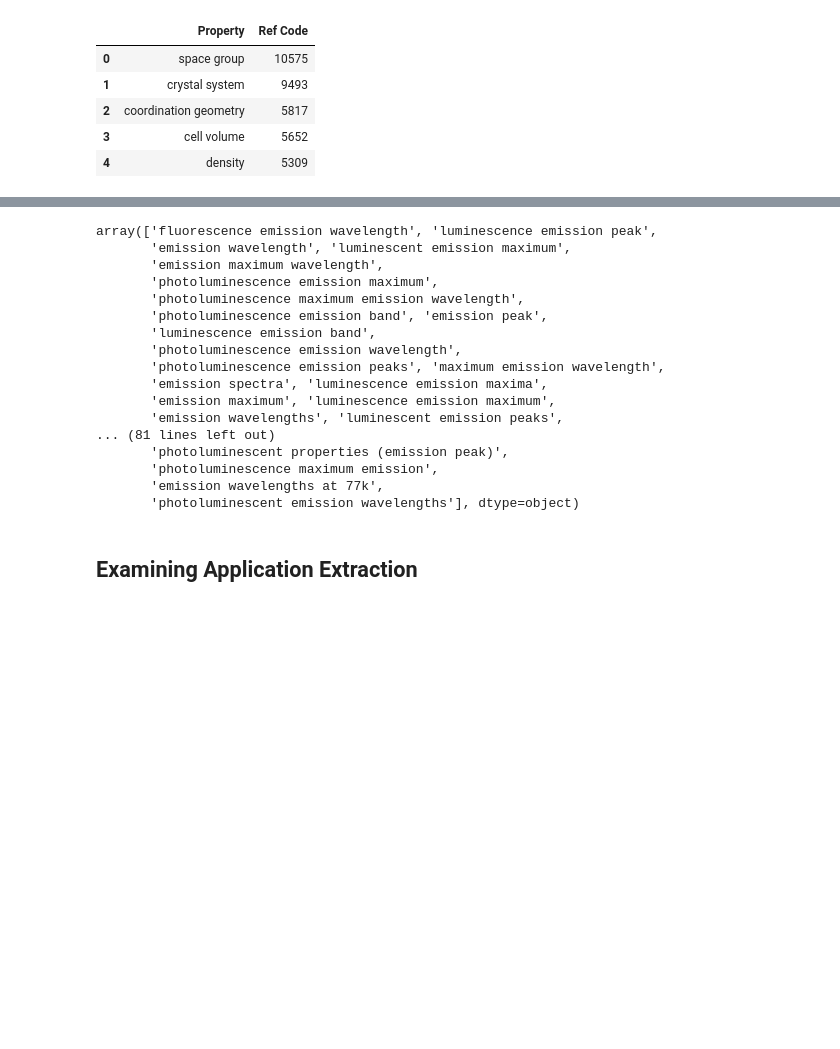
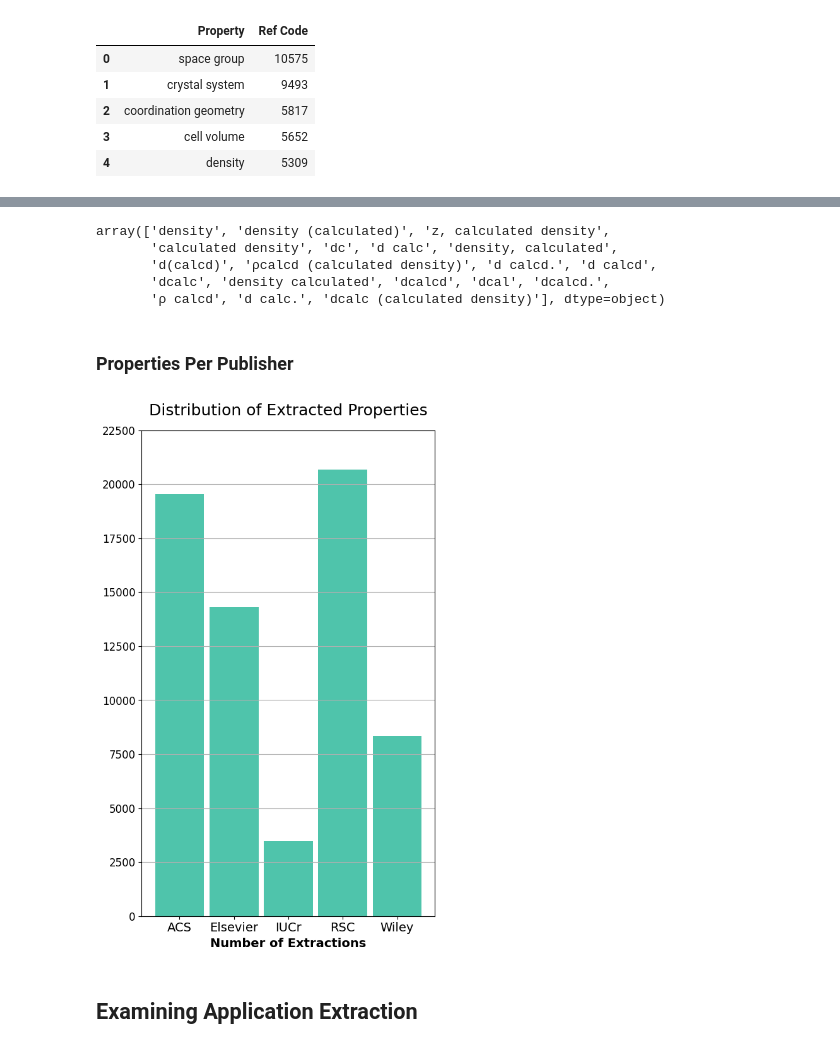
Before and after one commit to AI4ChemS/MOF_ChemUnity, a Jupyter notebook: ChemUnity_Visualizations.ipynb, the cells around one changed output, grey strips where cells are left out. Cells and saved outputs as stored; diff of their text form; code cells hidden in the pictures; blank space fills up the shorter version.

```diff
--- a/ChemUnity_Visualizations.ipynb
+++ b/ChemUnity_Visualizations.ipynb
@@ -398,23 +410,34 @@ Text(0.5, 1.0, 'Distribution of extracted properties')
 # %%
-final_props_df.loc[final_props_df["Property"] == "emission wavelength", "Original Property Name"].unique()
+final_props_df.loc[final_props_df["Property"] == "density", "Original Property Name"].unique()
 # %% [output]
-array(['fluorescence emission wavelength', 'luminescence emission peak',
-       'emission wavelength', 'luminescent emission maximum',
-       'emission maximum wavelength',
-       'photoluminescence emission maximum',
-       'photoluminescence maximum emission wavelength',
-       'photoluminescence emission band', 'emission peak',
-       'luminescence emission band',
-       'photoluminescence emission wavelength',
-       'photoluminescence emission peaks', 'maximum emission wavelength',
-       'emission spectra', 'luminescence emission maxima',
-       'emission maximum', 'luminescence emission maximum',
-       'emission wavelengths', 'luminescent emission peaks',
-... (81 lines left out)
-       'photoluminescent properties (emission peak)',
-       'photoluminescence maximum emission',
-       'emission wavelengths at 77k',
-       'photoluminescent emission wavelengths'], dtype=object)
+array(['density', 'density (calculated)', 'z, calculated density',
+       'calculated density', 'dc', 'd calc', 'density, calculated',
+       'd(calcd)', 'ρcalcd (calculated density)', 'd calcd.', 'd calcd',
+       'dcalc', 'density calculated', 'dcalcd', 'dcal', 'dcalcd.',
+       'ρ calcd', 'd calc.', 'dcalc (calculated density)'], dtype=object)
+# %% [markdown]
+### Properties Per Publisher
+# %%
+publisher_props_df = final_props_df2[["Ref Code", "Publisher"]].groupby("Publisher").count().reset_index()
+
+fig, ax = plt.subplots(figsize=(6, 10))
+
+labels = [i for i in publisher_props_df["Publisher"]]
+pos = np.arange(len(labels))
+
+values = publisher_props_df["Ref Code"]
+
+ax.bar(pos, values, align='center', width=0.9, color="#4fc4ab")
+ax.set_xticks(pos, labels=labels, fontsize=14)
+ax.set_xlabel("Number of Extractions", fontsize=14, fontweight="bold")
+ax.grid(visible=True, axis='y', which='major')
+ax.set_yticks(ax.get_yticks(), ax.get_yticklabels(), fontsize=12)
+ax.set_title("Distribution of Extracted Properties", fontsize=18, y=1.02)
+
+
+plt.savefig("/mnt/c/Users/Amro/Downloads/Distribution_Properties_Publisher.svg")
+# %% [output]
+[figure, added]
 # %% [markdown]
 ## Examining Application Extraction
 # %% [markdown]
```
Also changed, not shown: parts of 19 cells of this notebook, 2 other files.
